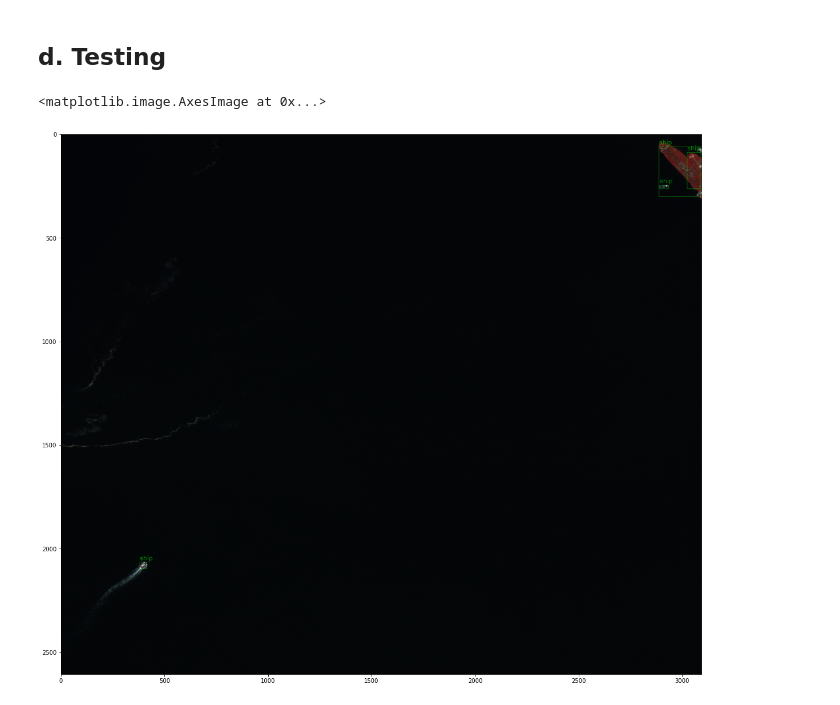
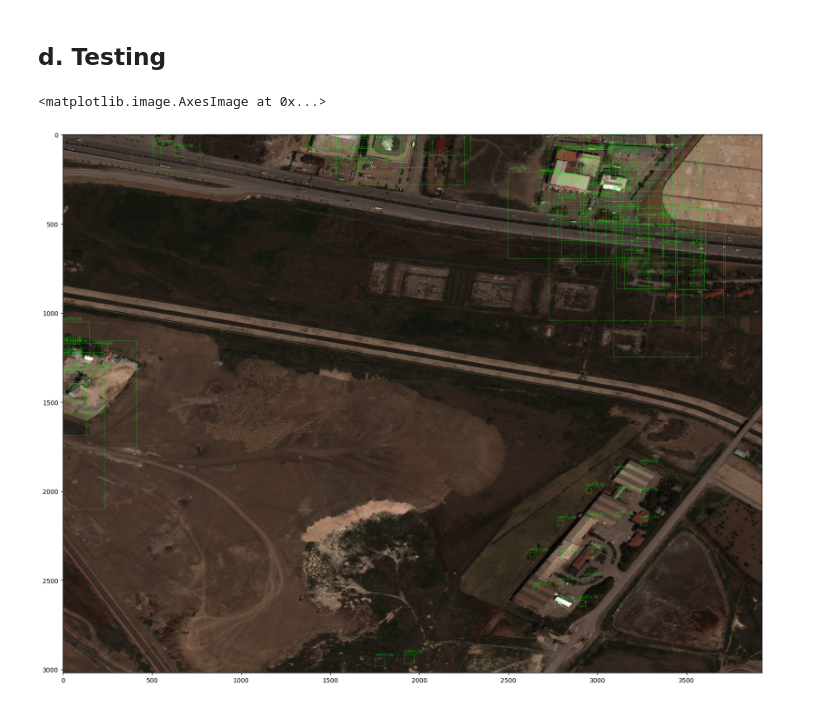
Before and after one commit to nguyenlecong/Faster-RCNN_AI-TOD, a Jupyter notebook: faster_rcnn.ipynb, the cells around one changed output. Saved outputs shown, nothing was run; the diff lists cells and outputs as text; code cells hidden in the pictures.

Commit message:
Update Dataset class

```diff
--- a/faster_rcnn.ipynb
+++ b/faster_rcnn.ipynb
@@ -34,7 +34,7 @@ from modules.engine import train_one_epoch, evaluate
 # %%
 min_size = 600
 
-class_map = {1: 'airplane', 2: 'ship', 3: 'storage-tank', 4: 'vehicle'}
+class_map = {0: 'airplane', 1: 'ship', 2: 'storage-tank', 3: 'vehicle'}
 num_classes = len(class_map)
 # %%
 backbone = torchvision.models.vgg16(
@@ -143,26 +143,31 @@ class CustomDataset(torch.utils.data.Dataset):
     def __len__(self):
         return len(self.imgs)
 # %%
-test_ratio = 0.2
-train_batch = 16
+train_ratio = 0.7
+val_ratio = 0.2
+train_val_batch = 8
 test_batch = 1
 
-dataset = CustomDataset(root, get_transform(train=True))
-dataset_test = CustomDataset(root, get_transform(train=False))
+train_dataset = CustomDataset(root, get_transform(train=True))
+val_test_dataset = CustomDataset(root, get_transform(train=False))
 
 torch.manual_seed(1)
-test_num = round(test_ratio*len(dataset))
-indices = torch.randperm(len(dataset)).tolist()
 
-dataset = torch.utils.data.Subset(dataset, indices[:-test_num])
-dataset_test = torch.utils.data.Subset(dataset_test, indices[-test_num:])
+train_num = round(train_ratio*len(train_dataset))
+val_num = round(val_ratio*len(train_dataset))
+indices = torch.randperm(len(train_dataset)).tolist()
 
-data_loader = torch.utils.data.DataLoader(dataset, batch_size=train_batch,
+train_dataset = torch.utils.data.Subset(train_dataset, indices[:train_num])
+val_dataset = torch.utils.data.Subset(val_test_dataset, indices[train_num:train_num+val_num])
+test_dataset = torch.utils.data.Subset(val_test_dataset, indices[train_num+val_num:])
+
+train_data_loader = torch.utils.data.DataLoader(train_dataset, batch_size=train_val_batch,
                                           shuffle=True, num_workers=4,
                                           collate_fn=utils.collate_fn)
 
-data_loader_test = torch.utils.data.DataLoader(dataset_test, batch_size=test_batch,
+val_data_loader = torch.utils.data.DataLoader(val_dataset, batch_size=train_val_batch,
                                                shuffle=False, num_workers=4,
                                                collate_fn=utils.collate_fn)
-len(dataset), len(dataset_test)
+
+len(train_dataset), len(val_dataset), len(test_dataset)
 # %% [output]
@@ -185,10 +190,10 @@ num_epochs = 10
 
 for epoch in range(num_epochs):
     # train for one epoch, printing every 10 iterations
-    train_one_epoch(model, optimizer, data_loader, device, epoch, print_freq=1)
+    train_one_epoch(model, optimizer, train_data_loader, device, epoch, print_freq=10)
 
     # update the learning rate
     lr_scheduler.step()
 
     # evaluate on the test dataset
-    evaluate(model, data_loader_test, device=device)
+    evaluate(model, val_data_loader, device=device)
@@ -198,7 +216,7 @@ torch.save(model, 'models/exp.pt')
 ## d. Testing
 # %%
 # pick one image from the test set
-img, target = dataset_test[0]
+img, _ = test_dataset[0]
 # %%
 # put the model in evaluation mode
 model.eval()
@@ -209,21 +225,21 @@ pred
 # %%
 image = img.numpy().transpose(1, 2, 0)
 image = (image*255).astype('uint8')
 
-boxes = target['boxes']
-labels = target['labels']
+boxes = pred[0]['boxes']
+labels = pred[0]['labels']
 
 for i in range(len(boxes)):
     x1, y1, x2, y2 = boxes[i].cpu().numpy().astype("int")
     cv2.rectangle(image, (x1, y1), (x2, y2), (0,255,0), 1)
 
     cls = class_map[int(labels[i])]
     cv2.putText(image, cls, (x1, y1-10),
                 cv2.FONT_HERSHEY_SIMPLEX,  1, (0, 255, 0), 1,
                 cv2.LINE_AA)
 
 plt.figure(figsize=(20,20))
 plt.imshow(image)
 # %% [output]
 <matplotlib.image.AxesImage at 0x...>
-[figure, old version]
+[figure, new version]
```
Also changed, not shown: parts of 4 cells of this notebook.
